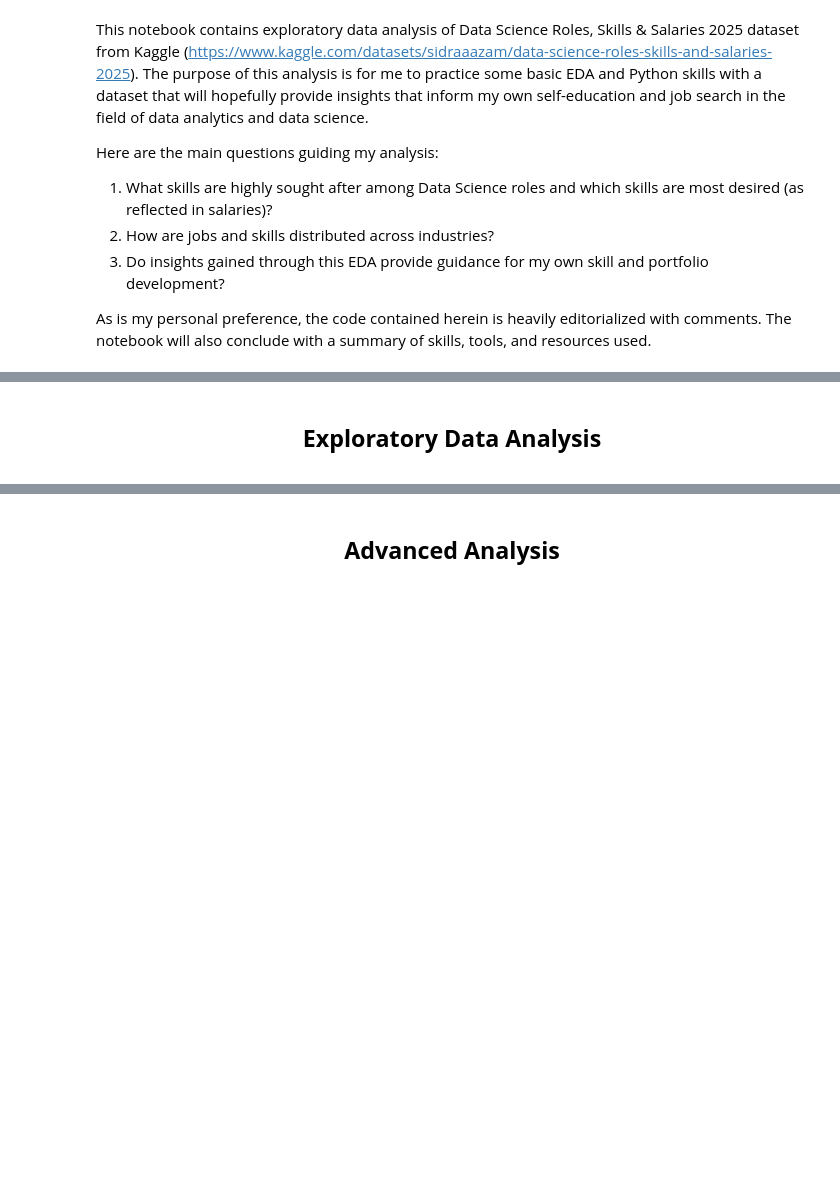
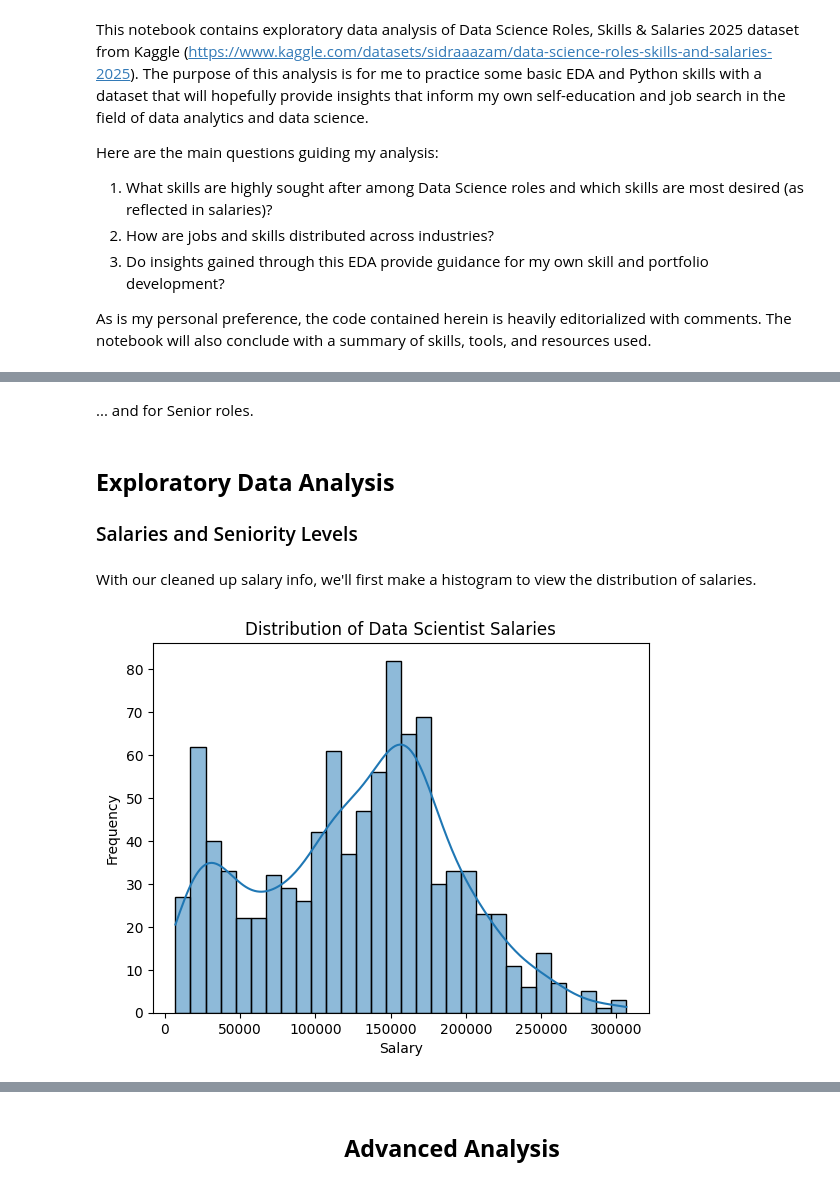
Before and after one commit to PirateWa1rus/PythonPractice, a Jupyter notebook: DSJobs/DSJobs_analysis.ipynb, the cells around one changed output, grey strips where cells are left out. Cells and saved outputs as stored; diff of their text form; code cells hidden in the pictures; blank space fills up the shorter version.

Commit message:
converted some tabular outputs to graphs and cleaned up EDA cells

```diff
--- a/DSJobs/DSJobs_analysis.ipynb
+++ b/DSJobs/DSJobs_analysis.ipynb
@@ -95,0 +67,16 @@ most_common_sr_skills = sr_skill_counter.most_common(25)
+# %%
+def rev_clean(rev):
+         if pd.isna(rev):
+             return np.nan
+         if rev in ['Public', 'Private', 'Education', 'Nonprofit']:
+             return np.nan
+         rev = rev.replace('€', '').replace(',', '').strip()
+         if rev.endswith('B'):
+             return float(rev[:-1])
+         if rev.endswith('T'):
+             return float(rev[:-1])*1000
+         if rev.endswith('M'):
+             return float(rev[:-1])/1000
+
+## Now we'll apply the function to our filtered dataset.
+df_filtered.loc[:,'Cleaned_Revenue'] = df_filtered['revenue'].apply(rev_clean).astype(float)
@@ -95,0 +96,2 @@ most_common_sr_skills = sr_skill_counter.most_common(25)
+# %% [markdown]
+... and for Senior roles.
@@ -96,2 +105,15 @@ most_common_sr_skills = sr_skill_counter.most_common(25)
 # %% [markdown]
-<center><h2><strong>Exploratory Data Analysis</strong></h2></center>
+<h2><strong>Exploratory Data Analysis</strong></h2>
+
+<h3>Salaries and Seniority Levels</h3>
+# %% [markdown]
+With our cleaned up salary info, we'll first make a histogram to view the distribution of salaries.
+# %%
+sns.histplot(data=df_filtered['Cleaned_Salary'],bins=30, edgecolor='black', kde=True)
+plt.xlabel('Salary')
+plt.ylabel('Frequency')
+plt.title('Distribution of Data Scientist Salaries')
+plt.grid(False)
+plt.show()
+# %% [output]
+[figure, added]
```
Also changed, not shown: parts of 44 cells of this notebook.
